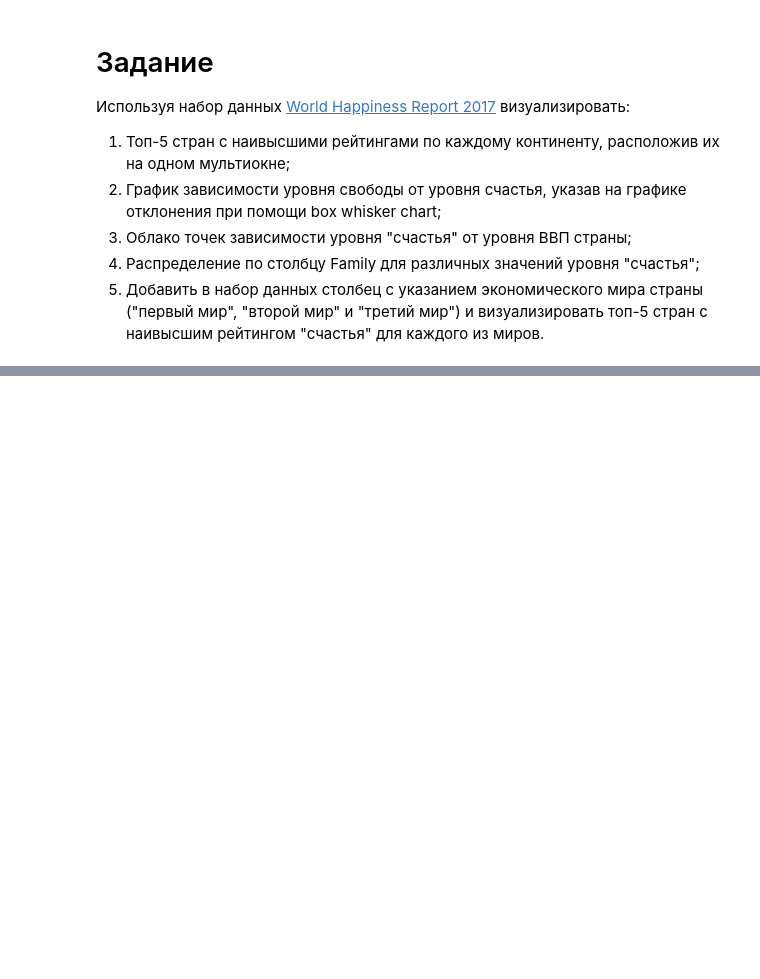
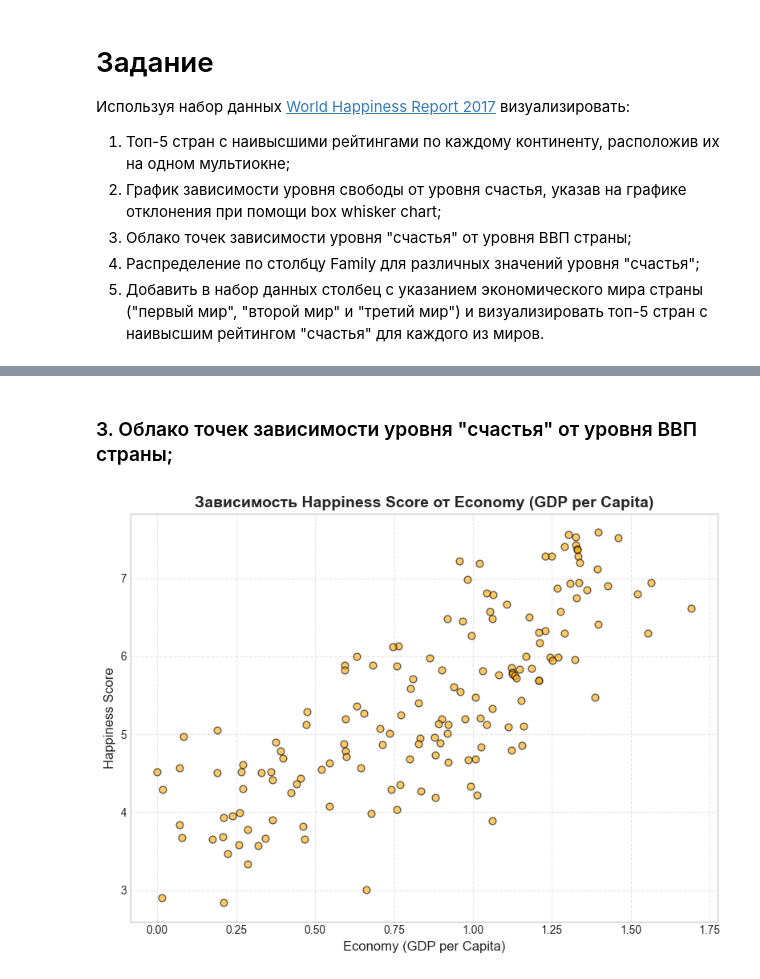
Before and after one commit to medicsera/sem6_SaP, a Jupyter notebook: Laboratornaja+9.ipynb, the cells around one changed output, grey strips where cells are left out. Cells and saved outputs as stored; diff of their text form; code cells hidden in the pictures; blank space fills up the shorter version.

```diff
--- a/Laboratornaja+9.ipynb
+++ b/Laboratornaja+9.ipynb
@@ -9,0 +68,14 @@
+# %% [markdown]
+### 3. Облако точек зависимости уровня "счастья" от уровня ВВП страны;
+# %%
+fig, ax = plt.subplots(figsize=(8, 6))
+ax.scatter(df['Economy (GDP per Capita)'], df['Happiness Score'], c='orange', edgecolor='black', alpha=0.6, s=40)
+ax.set_title('Зависимость Happiness Score от Economy (GDP per Capita)', fontweight='bold')
+ax.set_xlabel('Economy (GDP per Capita)')
+ax.set_ylabel('Happiness Score')
+ax.grid(True, linestyle='--', alpha=0.5)
+
+plt.tight_layout()
+plt.show()
+# %% [output]
+[figure, added]
```
Also changed, not shown: parts of 8 cells of this notebook, 1 other file.
